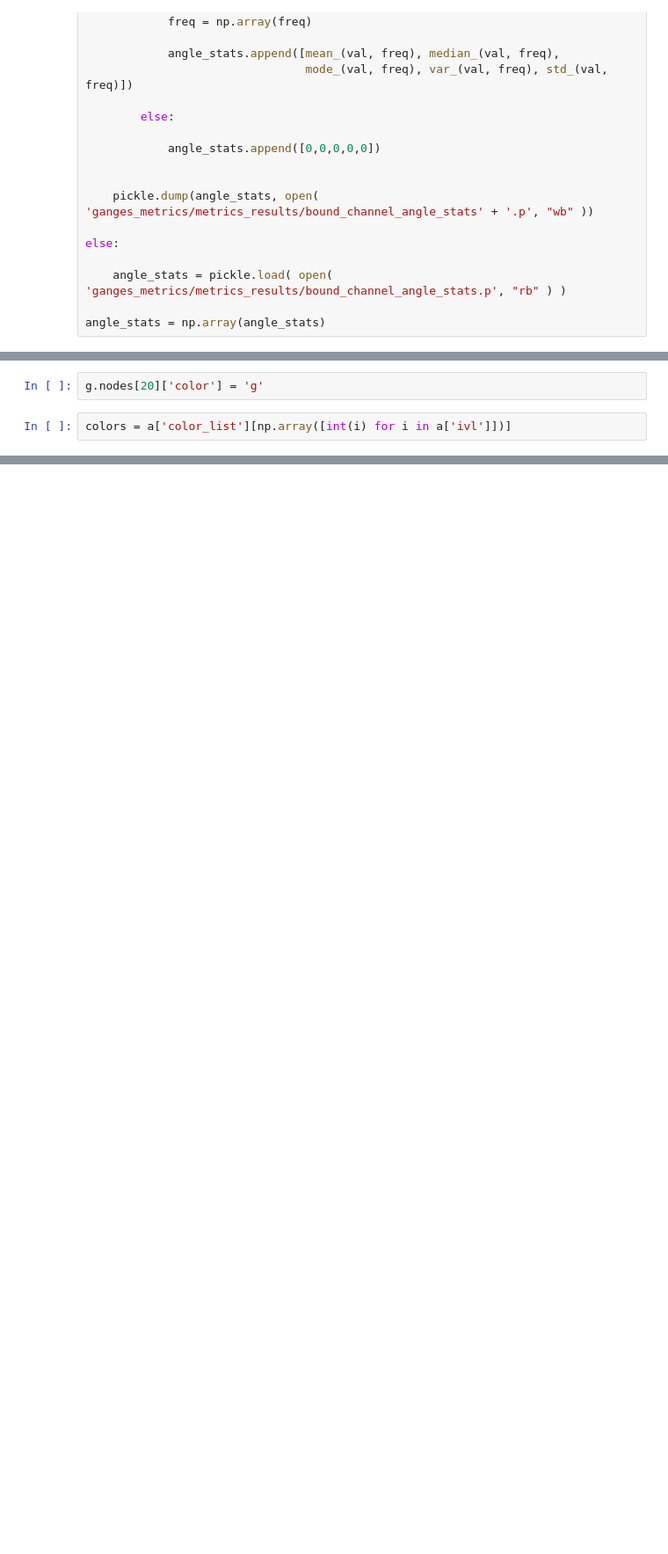
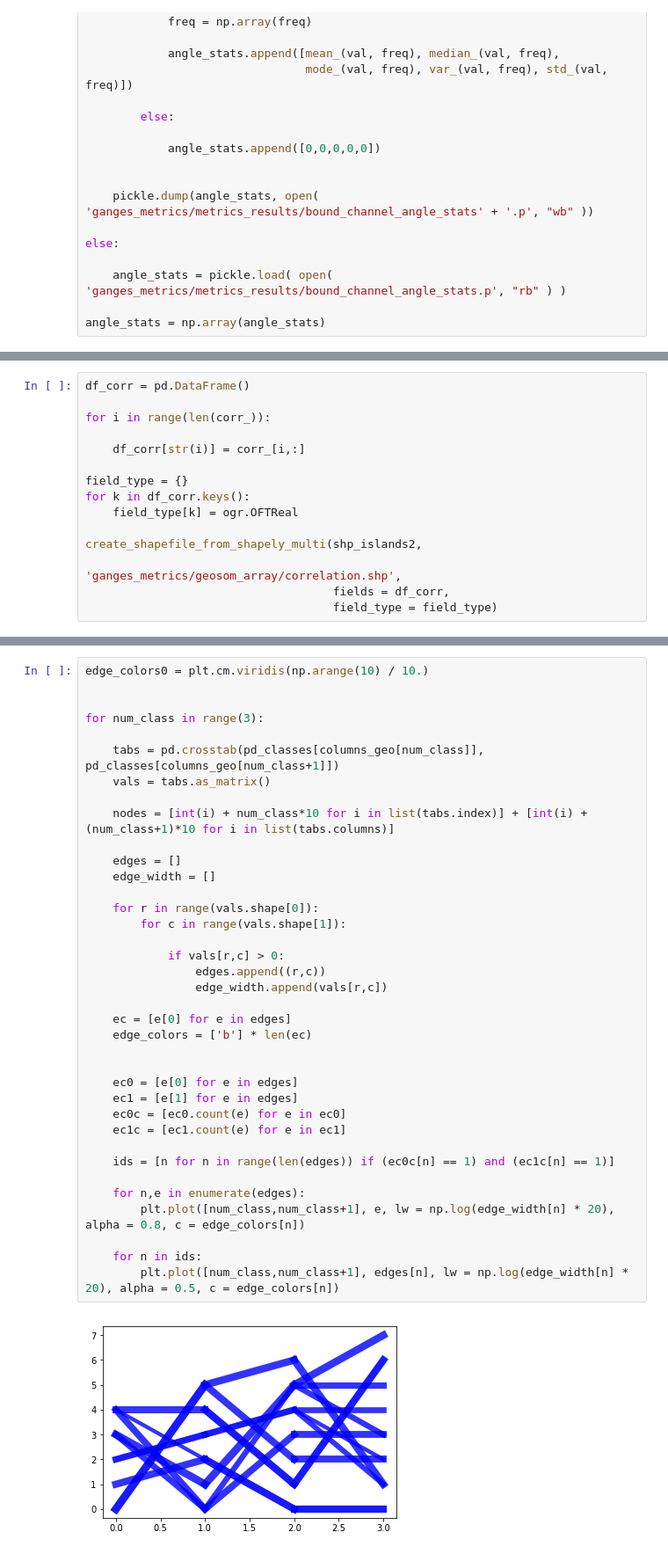
Before and after one commit to mperignon/delta_metrics, a Jupyter notebook: island_metrics.ipynb, the cells around one changed output, grey strips where cells are left out. Shown at 88% size. Saved outputs shown, nothing was run; the diff lists cells and outputs as text; blank space fills up the shorter version.

Commit message:
clean metrics

```diff
--- a/island_metrics.ipynb
+++ b/island_metrics.ipynb
@@ -1941,4 +767,0 @@ matplotlib.pylab.savefig("tree.png",format="png", dpi = 100)
-# %%
-g.nodes[20]['color'] = 'g'
-# %%
-colors = a['color_list'][np.array([int(i) for i in a['ivl']])]
@@ -1970,0 +1991,15 @@ plt.plot(x,y)
+# %%
+df_corr = pd.DataFrame()
+
+for i in range(len(corr_)):
+
+    df_corr[str(i)] = corr_[i,:]
+
+field_type = {}
+for k in df_corr.keys():
+    field_type[k] = ogr.OFTReal
+
+create_shapefile_from_shapely_multi(shp_islands2,
+                                    'ganges_metrics/geosom_array/correlation.shp',
+                                    fields = df_corr,
+                                    field_type = field_type)
@@ -1970,0 +2749,39 @@ plt.plot(x,y)
+# %%
+edge_colors0 = plt.cm.viridis(np.arange(10) / 10.)
+
+
+for num_class in range(3):
+
+    tabs = pd.crosstab(pd_classes[columns_geo[num_class]], pd_classes[columns_geo[num_class+1]])
+    vals = tabs.as_matrix()
+
+    nodes = [int(i) + num_class*10 for i in list(tabs.index)] + [int(i) + (num_class+1)*10 for i in list(tabs.columns)]
+
+    edges = []
+    edge_width = []
+
+    for r in range(vals.shape[0]):
+        for c in range(vals.shape[1]):
+
+            if vals[r,c] > 0:
+                edges.append((r,c))
+                edge_width.append(vals[r,c])
+
+    ec = [e[0] for e in edges]
+    edge_colors = ['b'] * len(ec)
+
+
+    ec0 = [e[0] for e in edges]
+    ec1 = [e[1] for e in edges]
+    ec0c = [ec0.count(e) for e in ec0]
+    ec1c = [ec1.count(e) for e in ec1]
+
+    ids = [n for n in range(len(edges)) if (ec0c[n] == 1) and (ec1c[n] == 1)]
+
+    for n,e in enumerate(edges):
+        plt.plot([num_class,num_class+1], e, lw = np.log(edge_width[n] * 20), alpha = 0.8, c = edge_colors[n])
+
+    for n in ids:
+        plt.plot([num_class,num_class+1], edges[n], lw = np.log(edge_width[n] * 20), alpha = 0.5, c = edge_colors[n])
+# %% [output]
+[figure, added]
```
Also changed, not shown: parts of 124 cells of this notebook, 14 other files.
